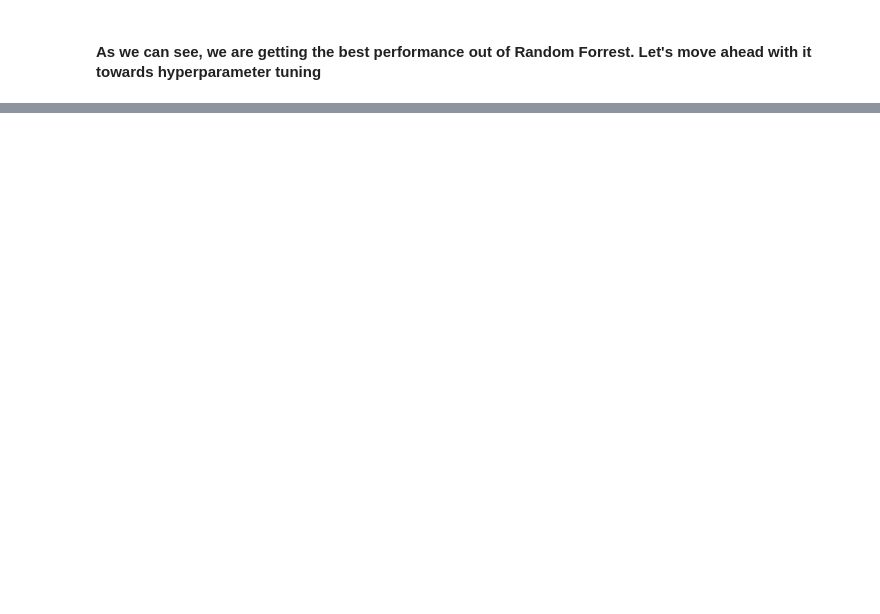
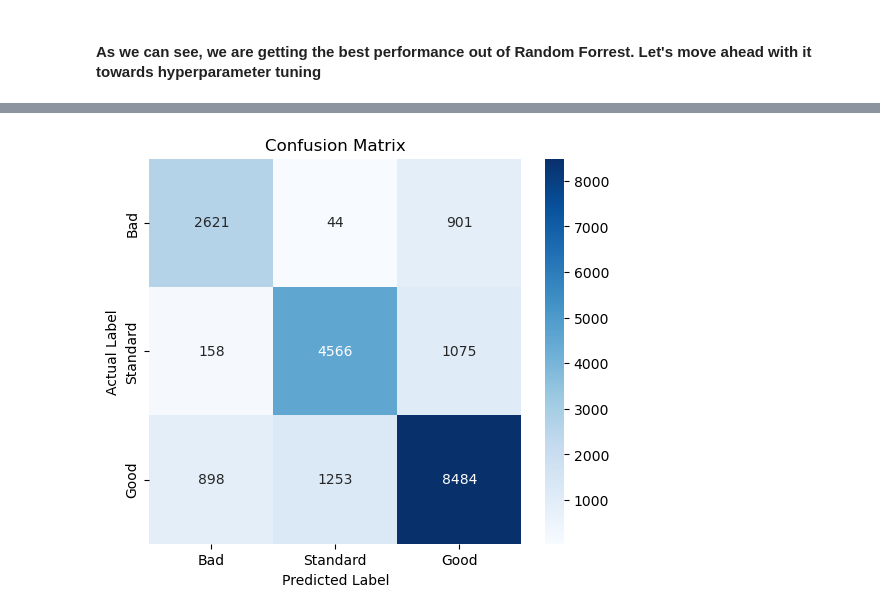
Before and after one commit to Yashsethi24/Credit_Score_Prediction, a Jupyter notebook: Notebooks/SupervisedLearning.ipynb, the cells around one changed output, grey strips where cells are left out. Saved outputs shown, nothing was run; the diff lists cells and outputs as text; code cells hidden in the pictures; blank space fills up the shorter version.

```diff
--- a/Notebooks/SupervisedLearning.ipynb
+++ b/Notebooks/SupervisedLearning.ipynb
@@ -359,11 +350,10 @@ Logistic Regression        0.63319  0.003442
 # %%
 # Define hyperparameter grid
 param_grid = {
-    "n_estimators": [100, 200, 300],  # Number of trees
-    "max_depth": [10, 20, 30, None],  # Depth of trees
-    "min_samples_split": [2, 5, 10],  # Minimum samples to split
-    "min_samples_leaf": [1, 2, 4],    # Minimum samples per leaf
-    "max_features": ["sqrt", "log2"]  # Features considered for best split
+    "n_estimators": [100, 200],  # Number of trees
+    "max_depth": [10, 20],  # Depth of trees
+    "min_samples_split": [2, 5,],  # Minimum samples to split
+    "min_samples_leaf": [1, 2, 4]    # Minimum samples per leaf
 }
 # %%
 # Initialize Random Forest model
@@ -375,5 +365,5 @@ grid_search = GridSearchCV(estimator=rf_model, param_grid=param_grid,
                            scoring='accuracy', cv=5, verbose=2)
 # %%
 # Fit GridSearchCV
-grid_search.fit(X_selected, y)
+grid_search.fit(X_train_selected, y_train)
 # %% [output]
@@ -411,5 +399,5 @@ Best Hyperparameters: {'max_depth': 10, 'max_features': 'sqrt', 'min_samples_lea
 best_rf = grid_search.best_estimator_
 # %%
 # Evaluate on test set
-y_pred = best_rf.predict(X_selected)
+y_pred = best_rf.predict(X_test_selected)
 # %%
@@ -429,4 +407,0 @@ KeyError: 'Credit_Score'
-# %%
-y_test = test_df[target_col]
-X_test_scaled = preprocessor.transform(test_df.drop(columns=target_col))
-X_test = pd.DataFrame(X_test_scaled, columns=preprocessor.get_feature_names_out())
@@ -447,8 +408,13 @@ cm = confusion_matrix(y_test, y_pred_best_rf)
 # %%
+# Compute confusion matrix
+cm = confusion_matrix(y_test, y_pred)
+
 # Plot confusion matrix as a heatmap
-plt.figure(figsize=(6, 5))
+plt.figure(figsize=(6,5))
 sns.heatmap(cm, annot=True, fmt="d", cmap="Blues", xticklabels=class_labels, yticklabels=class_labels)
-plt.xlabel("Predicted")
-plt.ylabel("Actual")
-plt.title("Confusion Matrix - Best Random Forest Model")
+plt.title("Confusion Matrix")
+plt.xlabel("Predicted Label")
+plt.ylabel("Actual Label")
 plt.show()
+# %% [output]
+[figure, added]
```
Also changed, not shown: parts of 43 cells of this notebook.
